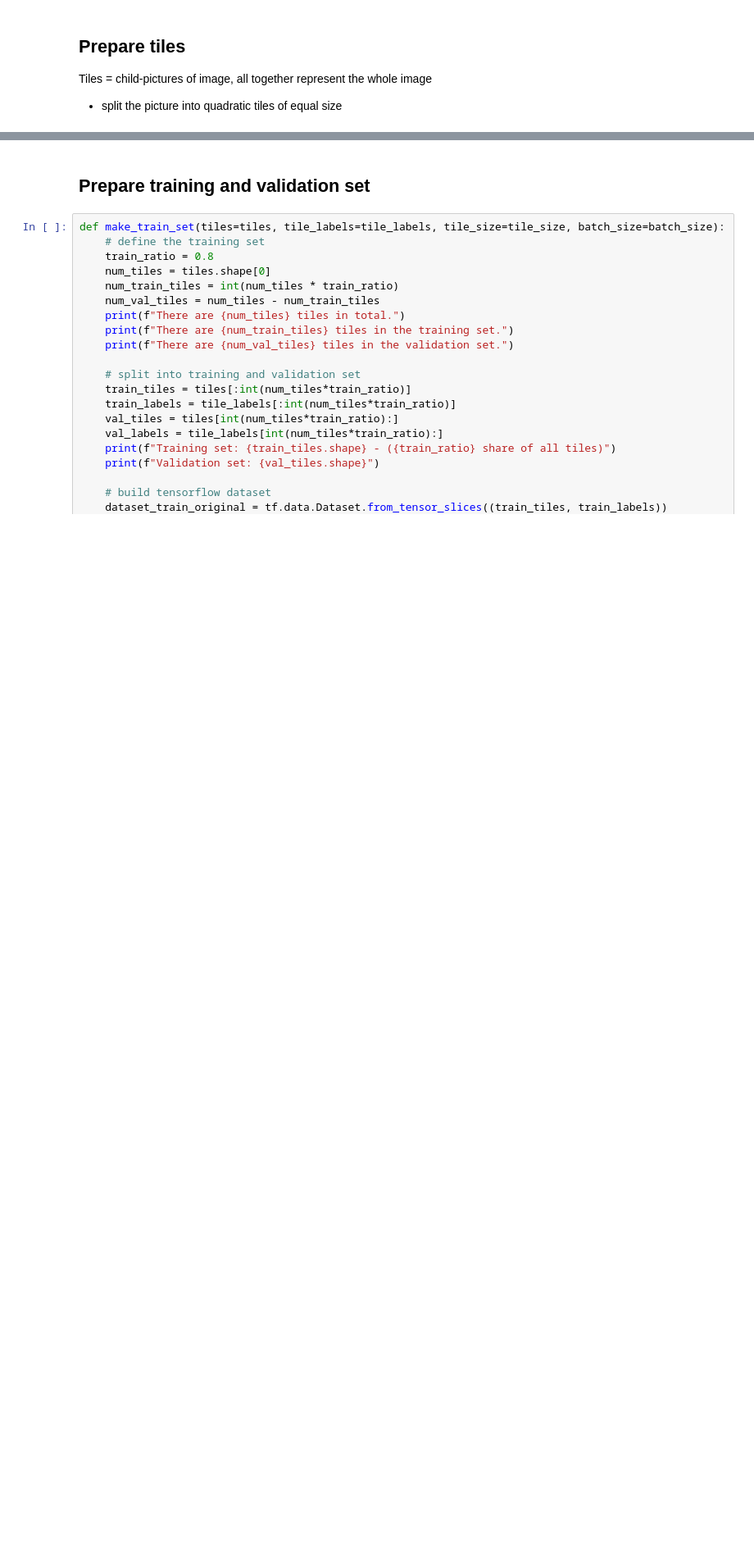
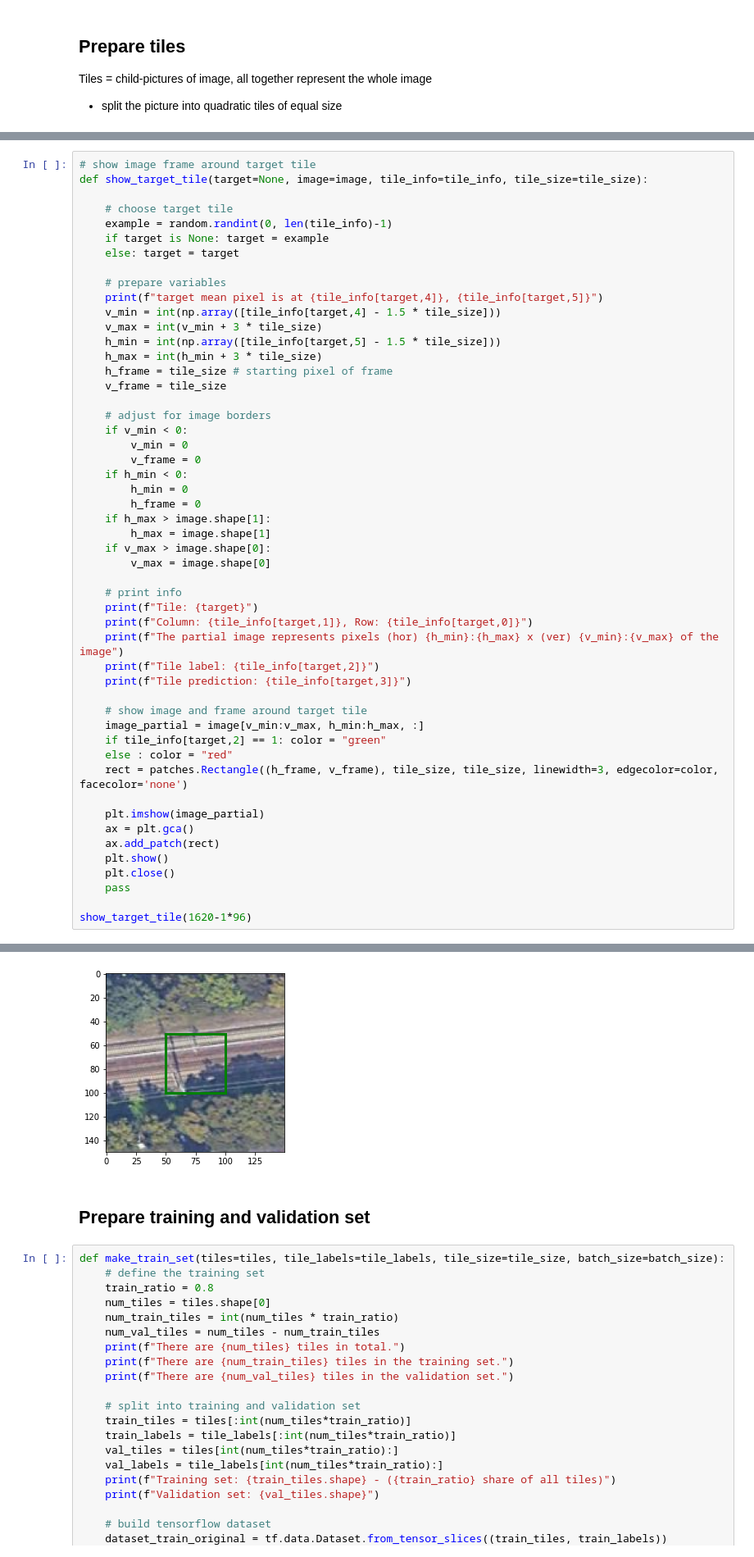
Before and after one commit to LuiseStrathe/urbaneagle_visionai, a Jupyter notebook: notebooks/Base_Model_02.ipynb, the cells around one changed output, grey strips where cells are left out. Shown: that part at 82% size. Cells and saved outputs as stored; diff of their text form; blank space fills up the shorter version.

```diff
--- a/notebooks/Base_Model_02.ipynb
+++ b/notebooks/Base_Model_02.ipynb
@@ -224,0 +238,52 @@ Tile prediction: 0.0
+# %%
+# show image frame around target tile
+def show_target_tile(target=None, image=image, tile_info=tile_info, tile_size=tile_size):
+
+    # choose target tile
+    example = random.randint(0, len(tile_info)-1)
+    if target is None: target = example
+    else: target = target
+
+    # prepare variables
+    print(f"target mean pixel is at {tile_info[target,4]}, {tile_info[target,5]}")
+    v_min = int(np.array([tile_info[target,4] - 1.5 * tile_size]))
+    v_max = int(v_min + 3 * tile_size)
+    h_min = int(np.array([tile_info[target,5] - 1.5 * tile_size]))
+    h_max = int(h_min + 3 * tile_size)
+    h_frame = tile_size # starting pixel of frame
+    v_frame = tile_size
+
+    # adjust for image borders
+    if v_min < 0:
+        v_min = 0
+        v_frame = 0
+    if h_min < 0:
+        h_min = 0
+        h_frame = 0
+    if h_max > image.shape[1]:
+        h_max = image.shape[1]
+    if v_max > image.shape[0]:
+        v_max = image.shape[0]
+
+    # print info
+    print(f"Tile: {target}")
+    print(f"Column: {tile_info[target,1]}, Row: {tile_info[target,0]}")
+    print(f"The partial image represents pixels (hor) {h_min}:{h_max} x (ver) {v_min}:{v_max} of the image")
+    print(f"Tile label: {tile_info[target,2]}")
+    print(f"Tile prediction: {tile_info[target,3]}")
+
+    # show image and frame around target tile
+    image_partial = image[v_min:v_max, h_min:h_max, :]
+    if tile_info[target,2] == 1: color = "green"
+    else : color = "red"
+    rect = patches.Rectangle((h_frame, v_frame), tile_size, tile_size, linewidth=3, edgecolor=color, facecolor='none')
+
+    plt.imshow(image_partial)
+    ax = plt.gca()
+    ax.add_patch(rect)
+    plt.show()
+    plt.close()
+    pass
+
+show_target_tile(1620-1*96)
+# %% [output]
@@ -225,3 +296,4 @@ Tile prediction: 0.0
+[figure, added]
 # %% [markdown]
 ## Prepare training and validation set
 # %%
```
Also changed, not shown: parts of 30 cells of this notebook, 4 other files.
